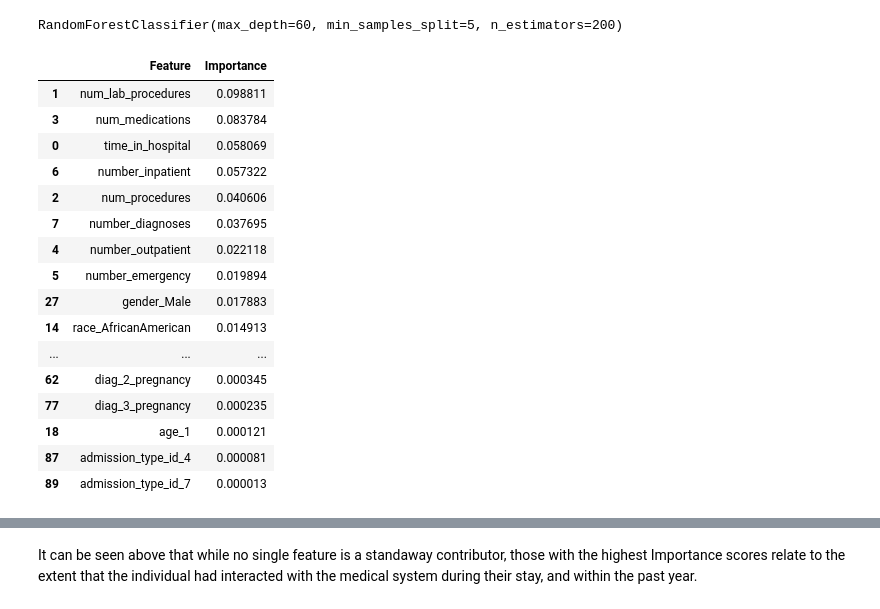
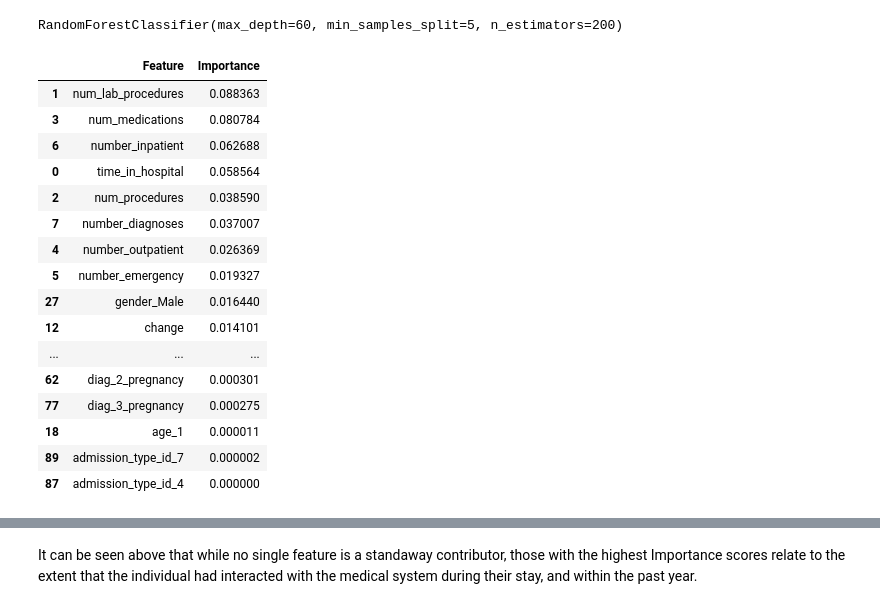
Before and after one commit to timfwater/Waterman_Projects, a Jupyter notebook: 2. XGBoost.ipynb, the cells around one changed output, grey strips where cells are left out. Saved outputs shown, nothing was run; the diff lists cells and outputs as text; code cells hidden in the pictures.

```diff
--- a/2. XGBoost.ipynb
+++ b/2. XGBoost.ipynb
@@ -75,9 +78,9 @@ pd.set_option('display.max_rows', 500)
 #Head repository
 bucket = 'diabetes-directory'
 #Relevant subfolders
-processed_data_subfolder = 'processed_data_location'
-xgb_subfolder = 'xgb'
-hyperparameter_tuning_subfolder = 'tuning'
+processed_data_subfolder = 'processed_data'
+xgb_subfolder = 'xgboost'
+hyperparameter_tuning_subfolder = 'hyperparameter_tuning'
 tuned_model_subfolder = 'optimized_model'
 #Input files
 train_file = 'train.csv'
@@ -647,35 +664,37 @@ full_diabetes = CSV_Reader(bucket, processed_data_subfolder, full_cleaned_datase
+# %%
+test = CSV_Reader(bucket, processed_data_subfolder, test_file)
 # %%
-full_diabetes_X = full_diabetes.drop(columns='readmitted').values
-full_diabetes_y = full_diabetes['readmitted'].values
+test_X = test.drop(columns='readmitted').values
+test_y = test['readmitted'].values
 # %%
 rfc = rfc()
 rfc.set_params(n_estimators=200, min_samples_split=5, min_samples_leaf=1, max_features='sqrt', max_depth=60)
 
 #Run ths fit with the initial DF with all conditions:
-rfc.fit(full_diabetes_X, full_diabetes_y)
+rfc.fit(test_X, test_y)
 # %% [output]
 RandomForestClassifier(max_depth=60, min_samples_split=5, n_estimators=200)
 # %%
 #Finally, we list out the importance of each feature:
-FIAllDummyAllFeatures = pd.DataFrame({'Feature':pd.Series(full_diabetes.drop(columns='readmitted').columns), 'Importance':rfc.feature_importances_})
+FIAllDummyAllFeatures = pd.DataFrame({'Feature':pd.Series(test.drop(columns='readmitted').columns), 'Importance':rfc.feature_importances_})
 
 FIAllDummyAllFeatures = FIAllDummyAllFeatures.sort_values('Importance', ascending=False)
 FIAllDummyAllFeatures
 # %% [output]
 |  | Feature | Importance |
-| 1 | num_lab_procedures | 0.098811 |
-| 3 | num_medications | 0.083784 |
-| 0 | time_in_hospital | 0.058069 |
-| 6 | number_inpatient | 0.057322 |
-| 2 | num_procedures | 0.040606 |
-| 7 | number_diagnoses | 0.037695 |
-| 4 | number_outpatient | 0.022118 |
-| 5 | number_emergency | 0.019894 |
-| 27 | gender_Male | 0.017883 |
-| 14 | race_AfricanAmerican | 0.014913 |
+| 1 | num_lab_procedures | 0.088363 |
+| 3 | num_medications | 0.080784 |
+| 6 | number_inpatient | 0.062688 |
+| 0 | time_in_hospital | 0.058564 |
+| 2 | num_procedures | 0.038590 |
+| 7 | number_diagnoses | 0.037007 |
+| 4 | number_outpatient | 0.026369 |
+| 5 | number_emergency | 0.019327 |
+| 27 | gender_Male | 0.016440 |
+| 12 | change | 0.014101 |
 | ... | ... | ... |
-| 62 | diag_2_pregnancy | 0.000345 |
-| 77 | diag_3_pregnancy | 0.000235 |
-| 18 | age_1 | 0.000121 |
-| 87 | admission_type_id_4 | 0.000081 |
-| 89 | admission_type_id_7 | 0.000013 |
+| 62 | diag_2_pregnancy | 0.000301 |
+| 77 | diag_3_pregnancy | 0.000275 |
+| 18 | age_1 | 0.000011 |
+| 89 | admission_type_id_7 | 0.000002 |
+| 87 | admission_type_id_4 | 0.000000 |
```
Also changed, not shown: parts of 33 cells of this notebook, 1 other file.
